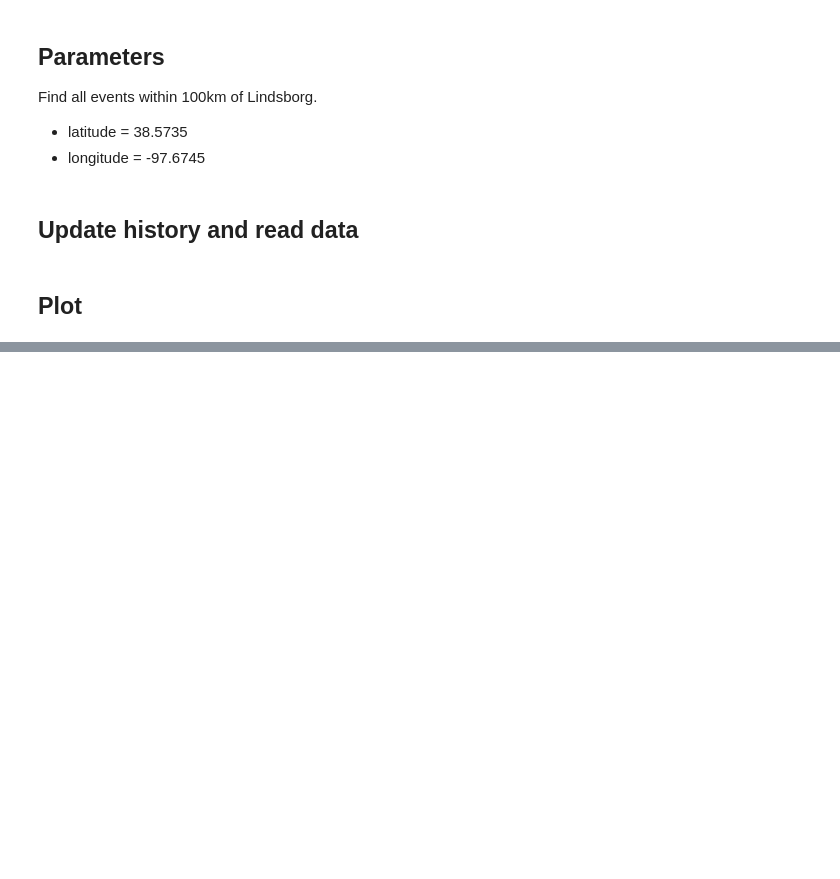
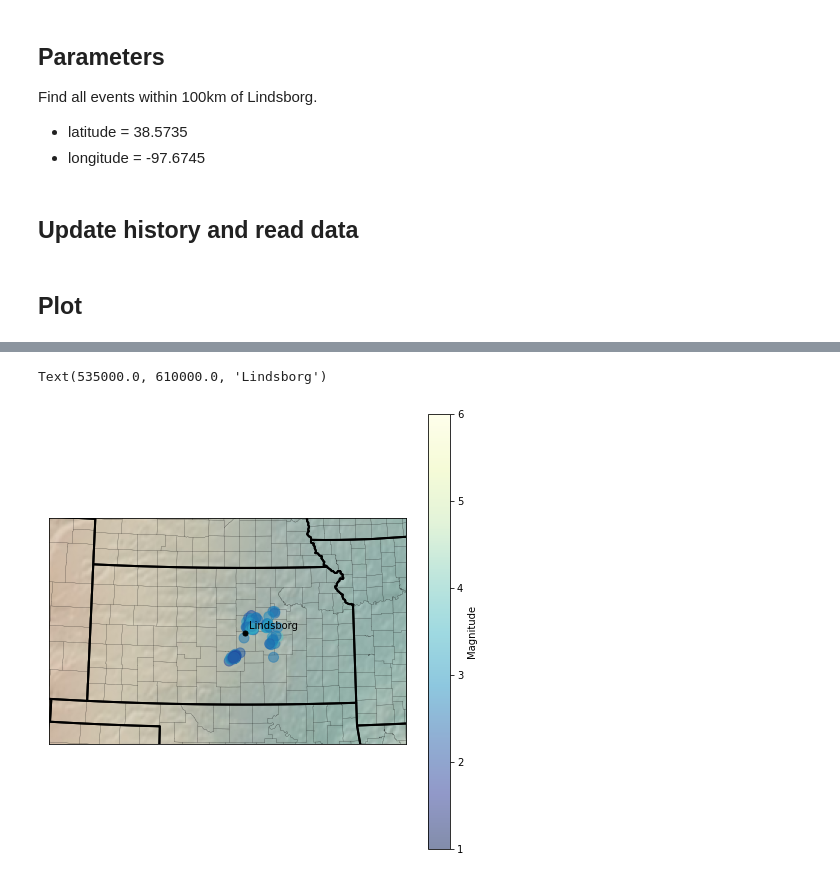
Before and after one commit to peterwbryant/earthquake-info, a Jupyter notebook: earthquakePlot.ipynb, the cells around one changed output, grey strips where cells are left out. Cells and saved outputs as stored; diff of their text form; code cells hidden in the pictures; blank space fills up the shorter version.

```diff
--- a/earthquakePlot.ipynb
+++ b/earthquakePlot.ipynb
@@ -27,0 +43,40 @@ plt.gcf().autofmt_xdate()
+# %%
+fig = plt.figure(figsize=(8, 8))
+m = Basemap(projection='lcc', resolution='h',
+            lat_0=38.5735, lon_0=-97.6745,
+            width=1.05E6, height=1.2E6)
+m.shadedrelief()
+m.drawstates(linewidth=2)
+m.drawcounties()
+
+# extent in lat/lon (dec degrees)
+ulx = -103
+uly = 41
+lrx = -93
+lry = 36
+
+# transform coordinates to map projection
+xmin, ymin = m(ulx, lry)
+xmax, ymax = m(lrx, uly)
+
+# set the axes limits
+ax = plt.gca()
+ax.set_xlim(xmin, xmax)
+ax.set_ylim(ymin, ymax)
+
+# add events
+m.scatter(plotlong, plotlat, latlon=True,
+          c=plotmag, s=100,
+          cmap='YlGnBu_r', alpha=0.5)
+
+# create colorbar
+plt.colorbar(label=r'Magnitude')
+plt.clim(1, 6)
+
+# lindsborg
+x,y = m(-97.6745,38.5735)
+plt.plot(x,y, 'ok', markersize=5)
+plt.text(x+10000,y+10000,'Lindsborg', fontsize=10)
+# %% [output]
+Text(535000.0, 610000.0, 'Lindsborg')
+[figure, added]
```
Also changed, not shown: parts of 3 cells of this notebook.
